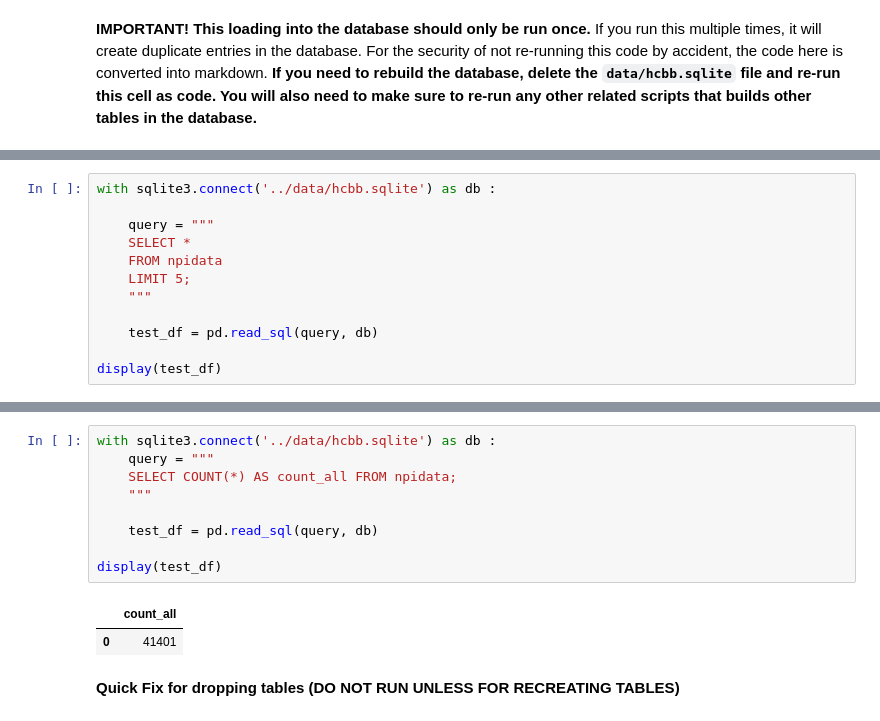
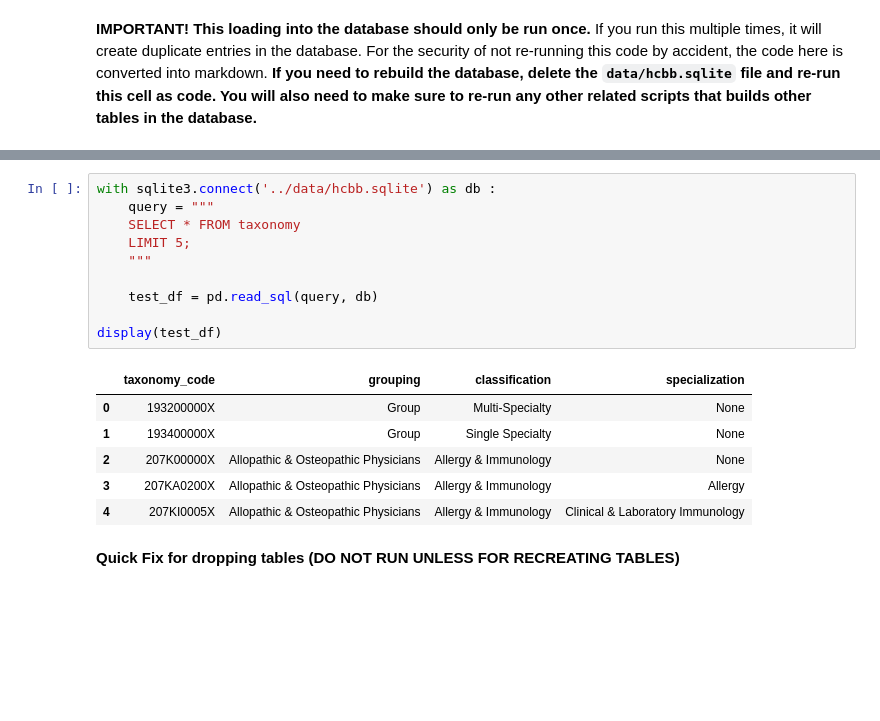
Before and after one commit to maevadevs/Hcbb-Hop-Team, a Jupyter notebook: notebooks/maeva-01-nppes-to-sqlite.ipynb, the cells around one changed output, grey strips where cells are left out. Drawn from its saved outputs; the diff is of its cells as text; blank space fills up the shorter version.

```diff
--- a/notebooks/maeva-01-nppes-to-sqlite.ipynb
+++ b/notebooks/maeva-01-nppes-to-sqlite.ipynb
@@ -398,12 +304,0 @@ task done
-# %%
-with sqlite3.connect('../data/hcbb.sqlite') as db :
-
-    query = """
-    SELECT *
-    FROM npidata
-    LIMIT 5;
-    """
-
-    test_df = pd.read_sql(query, db)
-
-display(test_df)
@@ -417,15 +396,20 @@ display(test_df)
 # %%
 with sqlite3.connect('../data/hcbb.sqlite') as db :
     query = """
-    SELECT COUNT(*) AS count_all FROM npidata;
+    SELECT * FROM taxonomy
+    LIMIT 5;
     """
 
     test_df = pd.read_sql(query, db)
 
 display(test_df)
 # %% [output]
-|  | count_all |
-| 0 | 41401 |
+|  | taxonomy_code | grouping | classification | specialization |
+| 0 | 193200000X | Group | Multi-Specialty | None |
+| 1 | 193400000X | Group | Single Specialty | None |
+| 2 | 207K00000X | Allopathic & Osteopathic Physicians | Allergy & Immunology | None |
+| 3 | 207KA0200X | Allopathic & Osteopathic Physicians | Allergy & Immunology | Allergy |
+| 4 | 207KI0005X | Allopathic & Osteopathic Physicians | Allergy & Immunology | Clinical & Laboratory Immunology |
 # %% [markdown]
 **Quick Fix for dropping tables (DO NOT RUN UNLESS FOR RECREATING TABLES)**
 # %%
```
Also changed, not shown: parts of 3 cells of this notebook, 3 other files.
